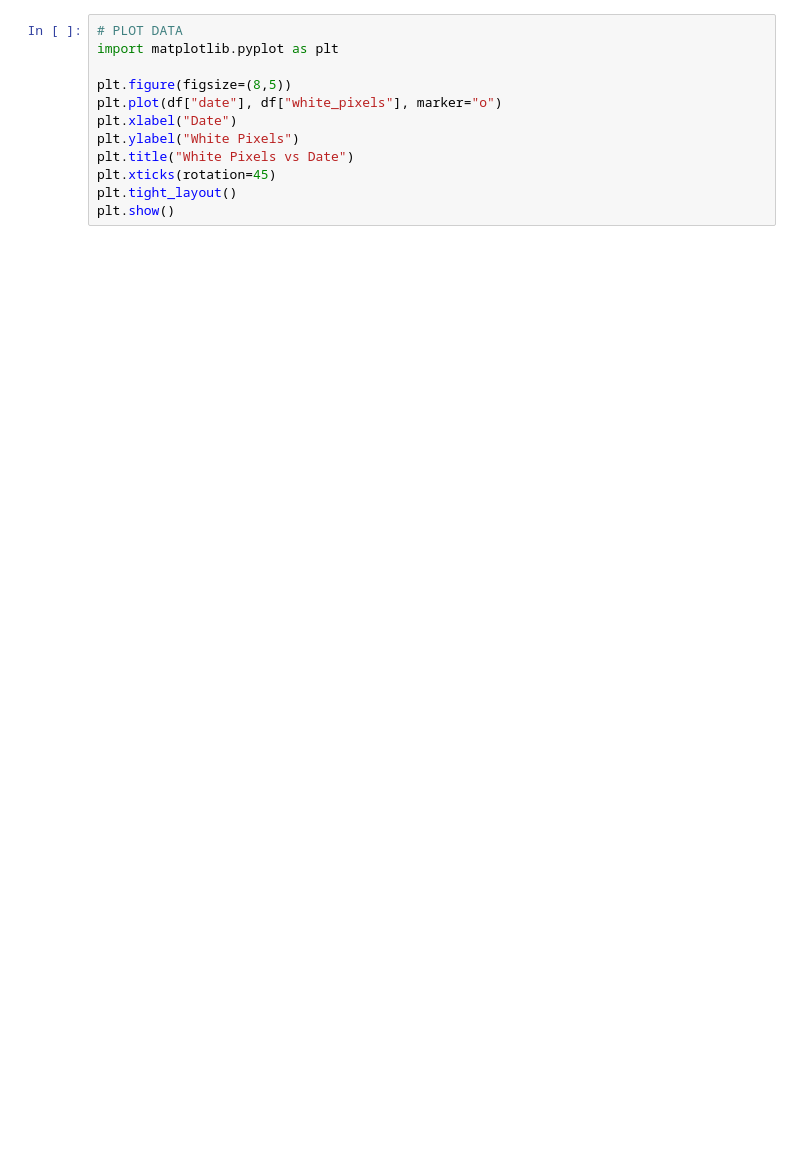
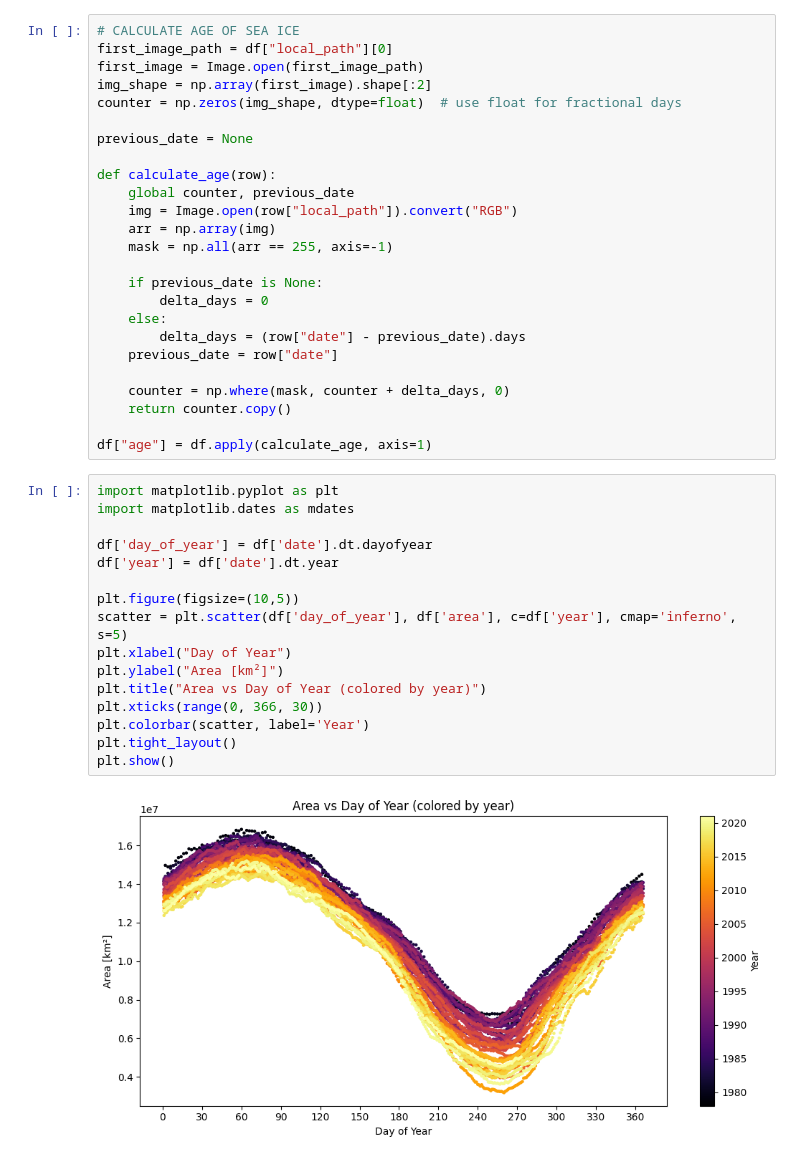
Before and after one commit to nwalser/CS163, a Jupyter notebook: proprocessing/main.ipynb, the cells around one changed output. Cells and saved outputs as stored; diff of their text form; blank space fills up the shorter version.

```diff
--- a/proprocessing/main.ipynb
+++ b/proprocessing/main.ipynb
@@ -88,12 +96,43 @@ print(df.head())
-# %%
-# PLOT DATA
-import matplotlib.pyplot as plt
-
-plt.figure(figsize=(8,5))
-plt.plot(df["date"], df["white_pixels"], marker="o")
-plt.xlabel("Date")
-plt.ylabel("White Pixels")
-plt.title("White Pixels vs Date")
-plt.xticks(rotation=45)
-plt.tight_layout()
-plt.show()
+# %%
+# CALCULATE AGE OF SEA ICE
+first_image_path = df["local_path"][0]
+first_image = Image.open(first_image_path)
+img_shape = np.array(first_image).shape[:2]
+counter = np.zeros(img_shape, dtype=float)  # use float for fractional days
+
+previous_date = None
+
+def calculate_age(row):
+    global counter, previous_date
+    img = Image.open(row["local_path"]).convert("RGB")
+    arr = np.array(img)
+    mask = np.all(arr == 255, axis=-1)
+
+    if previous_date is None:
+        delta_days = 0
+    else:
+        delta_days = (row["date"] - previous_date).days
+    previous_date = row["date"]
+
+    counter = np.where(mask, counter + delta_days, 0)
+    return counter.copy()
+
+df["age"] = df.apply(calculate_age, axis=1)
+# %%
+import matplotlib.pyplot as plt
+import matplotlib.dates as mdates
+
+df['day_of_year'] = df['date'].dt.dayofyear
+df['year'] = df['date'].dt.year
+
+plt.figure(figsize=(10,5))
+scatter = plt.scatter(df['day_of_year'], df['area'], c=df['year'], cmap='inferno', s=5)
+plt.xlabel("Day of Year")
+plt.ylabel("Area [km²]")
+plt.title("Area vs Day of Year (colored by year)")
+plt.xticks(range(0, 366, 30))
+plt.colorbar(scatter, label='Year')
+plt.tight_layout()
+plt.show()
+# %% [output]
+[figure, added]
```
Also changed, not shown: parts of 5 cells of this notebook.
